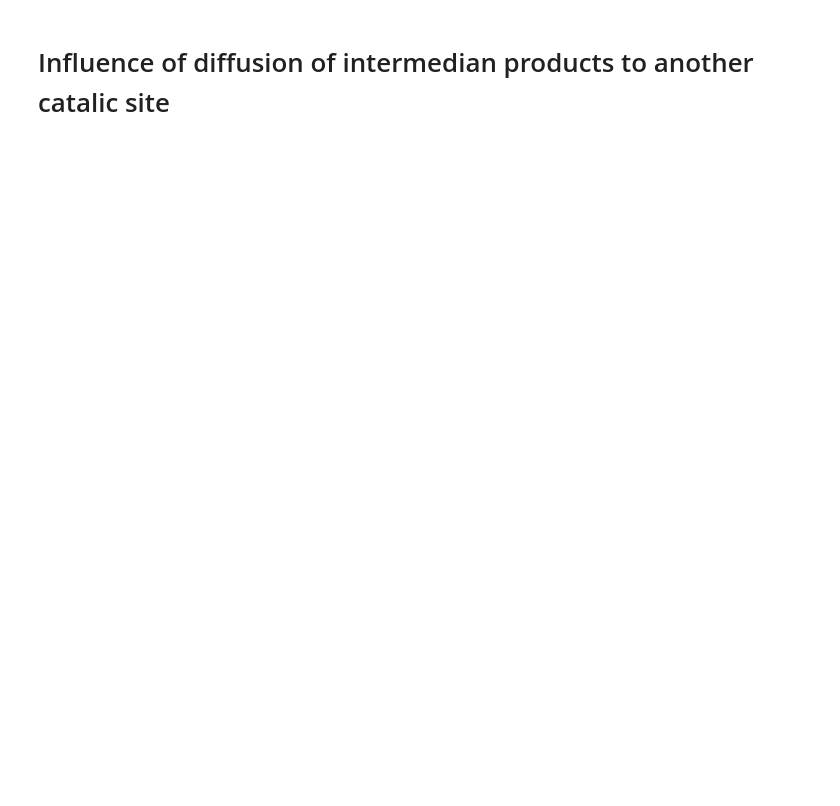
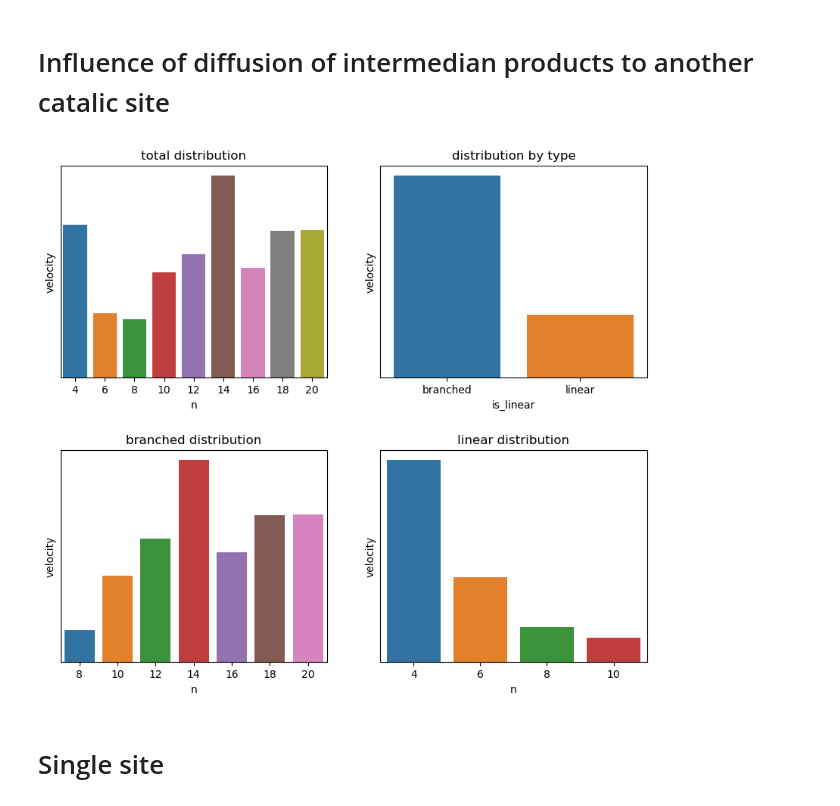
Before and after one commit to aleksandravdoshin/reactor_model, a Jupyter notebook: Oligomerization_example.ipynb, the cells around one changed output. Cells and saved outputs as stored; diff of their text form; code cells hidden in the pictures; blank space fills up the shorter version.

```diff
--- a/Oligomerization_example.ipynb
+++ b/Oligomerization_example.ipynb
@@ -340,0 +464,39 @@ k_death_ni = np.array([1e-2]*5)
+# %%
+from tqdm import tqdm
+
+distributions = [
+
+                np.vstack([np.array([1e3]*5),
+                           np.array([1e3]*5)]),
+
+                np.vstack([np.linspace(1e-2, 5e-3, 5),
+                            np.linspace(1e-2, 5e-3, 5)]),
+
+                np.vstack([np.linspace(1e-2, 5e-3, 5),
+                            np.linspace(1e-4, 5e-5, 5)]),
+
+                np.vstack([np.linspace(1e-2, 5e-3, 5),
+                            np.linspace(1e-2, 5e-3, 5)]),
+
+                    ]
+
+distributions[3][1, 2]  /= 100
+
+
+df = pd.DataFrame()
+with tqdm(total=len(distributions)) as pbar:
+    for cnt, d_linear_bas in enumerate(distributions):
+        dft = get_analysis(cnt, d_linear, d_branched,
+                            d_linear_bas,
+                            k_grow_bas, k_death_bas,
+                            k_grow_ni, k_death_ni)
+        dft['system'] = cnt
+        df = pd.concat([df, dft])
+        pbar.update(1)
+# %%
+system = 0
+plot_distribution(df[df.system == system], system)
+# %% [output]
+[figure, added]
+# %% [markdown]
+# Single site
```
Also changed, not shown: parts of 11 cells of this notebook, 3 other files.
